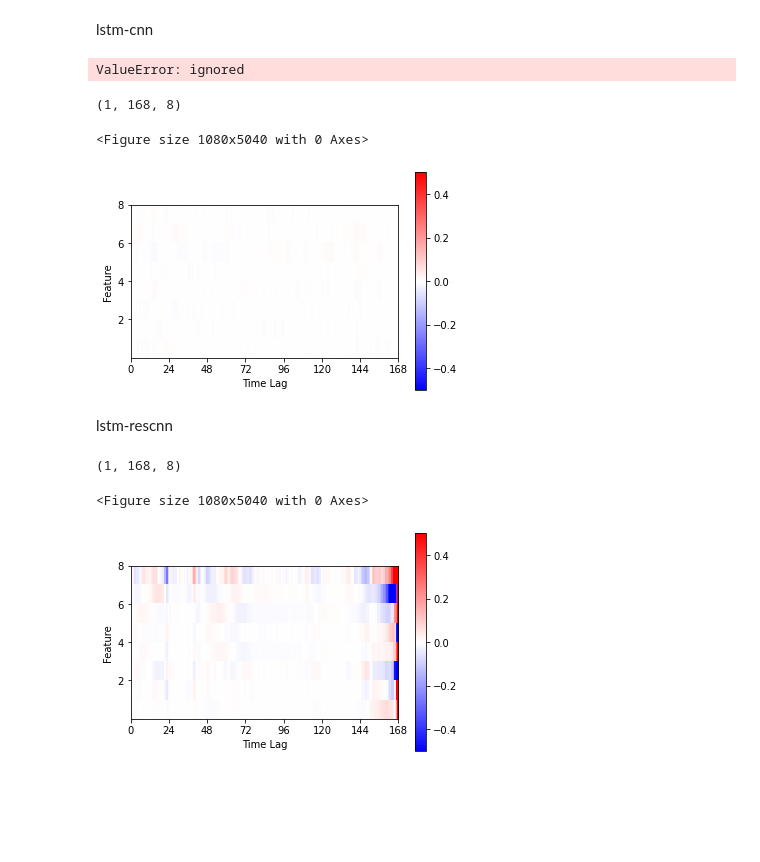
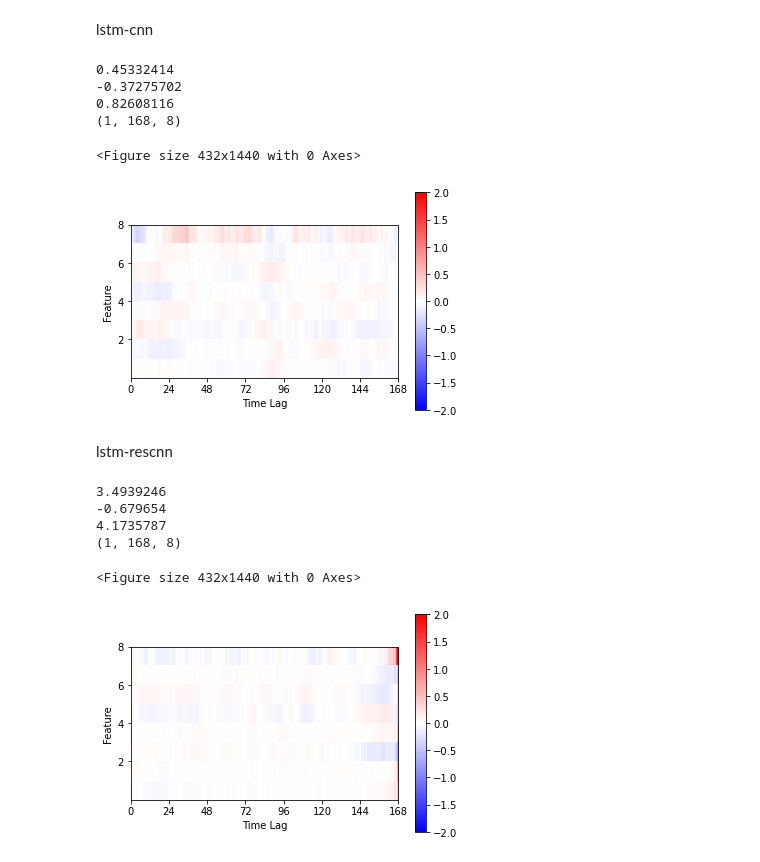
Before and after one commit to ikwak2/hj19_timeseries, a Jupyter notebook: chan/pm2.5 feature importance.ipynb, the cells around one changed output. Drawn from its saved outputs; the diff is of its cells as text; code cells hidden in the pictures; blank space fills up the shorter version.

```diff
--- a/chan/pm2.5 feature importance.ipynb
+++ b/chan/pm2.5 feature importance.ipynb
@@ -92,0 +108,8 @@ scaled = (values-(np.min(values)))/(np.max(values)-(np.min(values)))
+# %%
+'''
+from sklearn.preprocessing import MinMaxScaler
+values = data[data.columns[5:]].values.reshape(-1,8)
+values = values.astype('float32')
+scaler = MinMaxScaler(feature_range=(0, 1))
+scaled=scaler.fit_transform(values)
+'''
@@ -233,7 +264,7 @@ in1=Conv1D(filters=64, kernel_size=2, activation='relu',padding='same')(in0)
 in1=Conv1D(filters=64, kernel_size=1, activation='relu',padding='same')(in1)
 #in1= BatchNormalization(scale=False)(in1)
 
-#in1=add([in0,in1],name='extractor1')
+in1=add([in0,in1],name='extractor1')
 
 #ad=Dropout(0.5)(ad)
 #in0=LSTM(64,return_sequences=True)(ad)
@@ -296,8 +327,6 @@ cb = tf.keras.callbacks.ModelCheckpoint(filepath=checkpoint_path,
                                                  verbose=1)
 # %%
 model.load_weights("/content/pm2.5_lstmcnn_multi.hdf5")
-# %% [output]
-ValueError: ignored
 # %%
 import matplotlib.pyplot as plt
 import numpy as np
@@ -306,42 +335,48 @@ X_test=testX
 
 grad_weight = gradient_weight(X_test[4], model)
 
+print(np.max(grad_weight))
+print(np.min(grad_weight))
+print(np.max(grad_weight)-np.min(grad_weight))
 #grad_weight=grad_weight.reshape(48,4)
 
 print(grad_weight.shape)
-plt.figure(figsize=(15,70))
+plt.figure(figsize=(6,20))
 
 #plt.plot(X_test[8], 'k')
 a=grad_weight.numpy()
 a=a.reshape(168,8)
 a=a.transpose()
 
 #print(a)
 fig, ax = plt.subplots(1,1)
 
 extent = [0 , 168, 0 , 8]
 y_label_list = [2,4,6,8]
 x_label_list = [0,24,48,72,96,120,144,168]
 ax.set_xticks([0,24,48,72,96,120,144,168])
 
 ax.set_yticks([24,48,72,96])
 
 ax.set_xticklabels(x_label_list)
 ax.set_yticklabels(y_label_list)
 
 ax.set_xticklabels(x_label_list)
 ax.set_yticklabels(y_label_list)
 ax.set_ylabel('Feature')
 ax.set_xlabel('Time Lag')
 
-plt.imshow(a,extent = [0 , 168, 0 , 96], vmin=-0.5, vmax=0.5, cmap="bwr", interpolation='nearest')
+plt.imshow(a,extent = [0 , 168, 0 , 96], vmin=-2, vmax=2, cmap="bwr", interpolation='nearest')
 plt.colorbar()
 
-plt.show()
+plt.savefig('pm2.5_feature importance_lstm-cnn.png')
 # %% [output]
+0.45332414
+-0.37275702
+0.82608116
 (1, 168, 8)
-<Figure size 1080x5040 with 0 Axes>
+<Figure size 432x1440 with 0 Axes>
-[figure, old version]
+[figure, new version]
 # %% [markdown]
 lstm-rescnn
 # %%
@@ -433,10 +468,13 @@ X_test=testX
 
 grad_weight = gradient_weight(X_test[4], model)
 
+print(np.max(grad_weight))
+print(np.min(grad_weight))
+print(np.max(grad_weight)-np.min(grad_weight))
 #grad_weight=grad_weight.reshape(48,4)
 
 print(grad_weight.shape)
-plt.figure(figsize=(15,70))
+plt.figure(figsize=(6,20))
 
 #plt.plot(X_test[8], 'k')
 a=grad_weight.numpy()
@@ -461,11 +499,14 @@ ax.set_yticklabels(y_label_list)
 ax.set_ylabel('Feature')
 ax.set_xlabel('Time Lag')
 
-plt.imshow(a,extent = [0 , 168, 0 , 96], vmin=-0.5, vmax=0.5, cmap="bwr", interpolation='nearest')
+plt.imshow(a,extent = [0 , 168, 0 , 96], vmin=-2, vmax=2, cmap="bwr", interpolation='nearest')
 plt.colorbar()
 
-plt.show()
+plt.savefig('pm2.5_feature importance_lstm-rescnn.png')
 # %% [output]
+3.4939246
+-0.679654
+4.1735787
 (1, 168, 8)
-<Figure size 1080x5040 with 0 Axes>
+<Figure size 432x1440 with 0 Axes>
-[figure, old version]
+[figure, new version]
```
Also changed, not shown: parts of 6 cells of this notebook.
